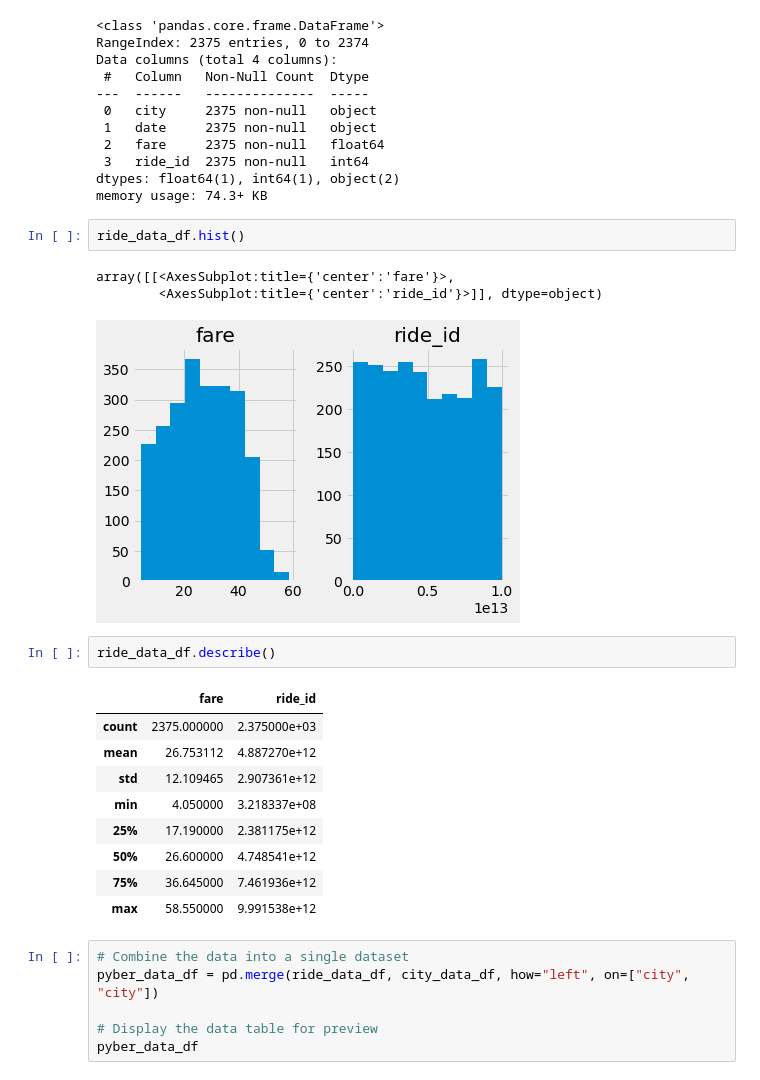
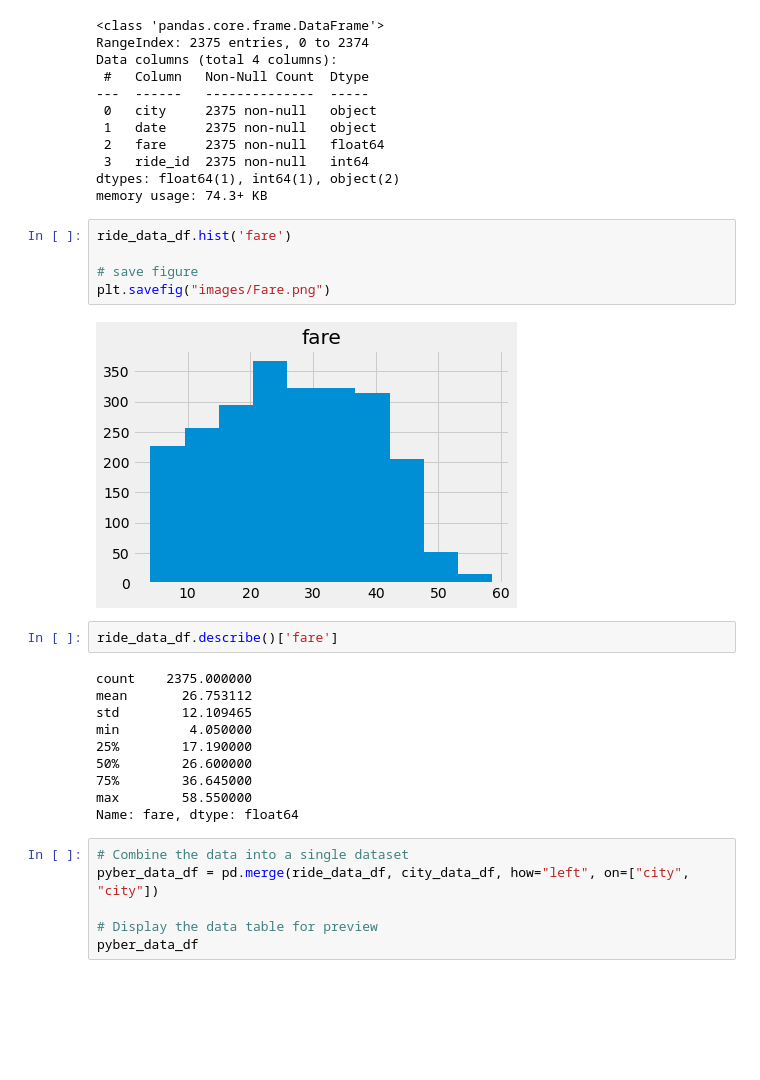
Before and after one commit to DennisPSmith5676/PyBer_Analysis, a Jupyter notebook: PyBer_Challenge.ipynb, the cells around one changed output. Saved outputs shown, nothing was run; the diff lists cells and outputs as text; blank space fills up the shorter version.

Commit message:
update images and readme

```diff
--- a/PyBer_Challenge.ipynb
+++ b/PyBer_Challenge.ipynb
@@ -106,24 +113,25 @@ Data columns (total 4 columns):
  3   ride_id  2375 non-null   int64
 dtypes: float64(1), int64(1), object(2)
 memory usage: 74.3+ KB
-# %%
-ride_data_df.hist()
-# %% [output]
-array([[<AxesSubplot:title={'center':'fare'}>,
-        <AxesSubplot:title={'center':'ride_id'}>]], dtype=object)
-[figure, removed]
+# %%
+ride_data_df.hist('fare')
+
+# save figure
+plt.savefig("images/Fare.png")
+# %% [output]
+[figure, added]
 # %%
-ride_data_df.describe()
+ride_data_df.describe()['fare']
 # %% [output]
-|  | fare | ride_id |
-| count | 2375.000000 | 2.375000e+03 |
-| mean | 26.753112 | 4.887270e+12 |
-| std | 12.109465 | 2.907361e+12 |
-| min | 4.050000 | 3.218337e+08 |
-| 25% | 17.190000 | 2.381175e+12 |
-| 50% | 26.600000 | 4.748541e+12 |
-| 75% | 36.645000 | 7.461936e+12 |
-| max | 58.550000 | 9.991538e+12 |
+count    2375.000000
+mean       26.753112
+std        12.109465
+min         4.050000
+25%        17.190000
+50%        26.600000
+75%        36.645000
+max        58.550000
+Name: fare, dtype: float64
 # %%
 # Combine the data into a single dataset
 pyber_data_df = pd.merge(ride_data_df, city_data_df, how="left", on=["city", "city"])
```
Also changed, not shown: parts of 3 cells of this notebook, 6 other files.
